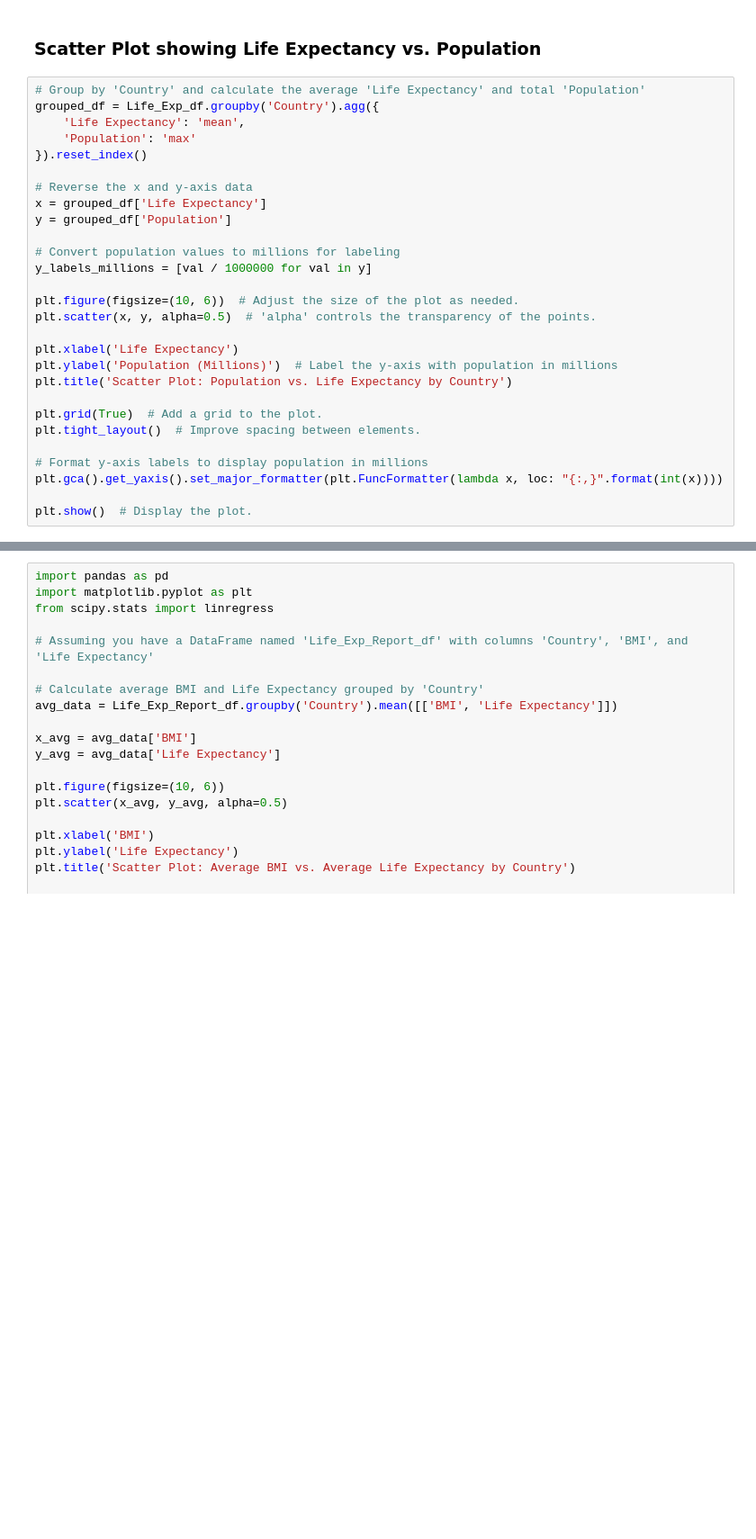
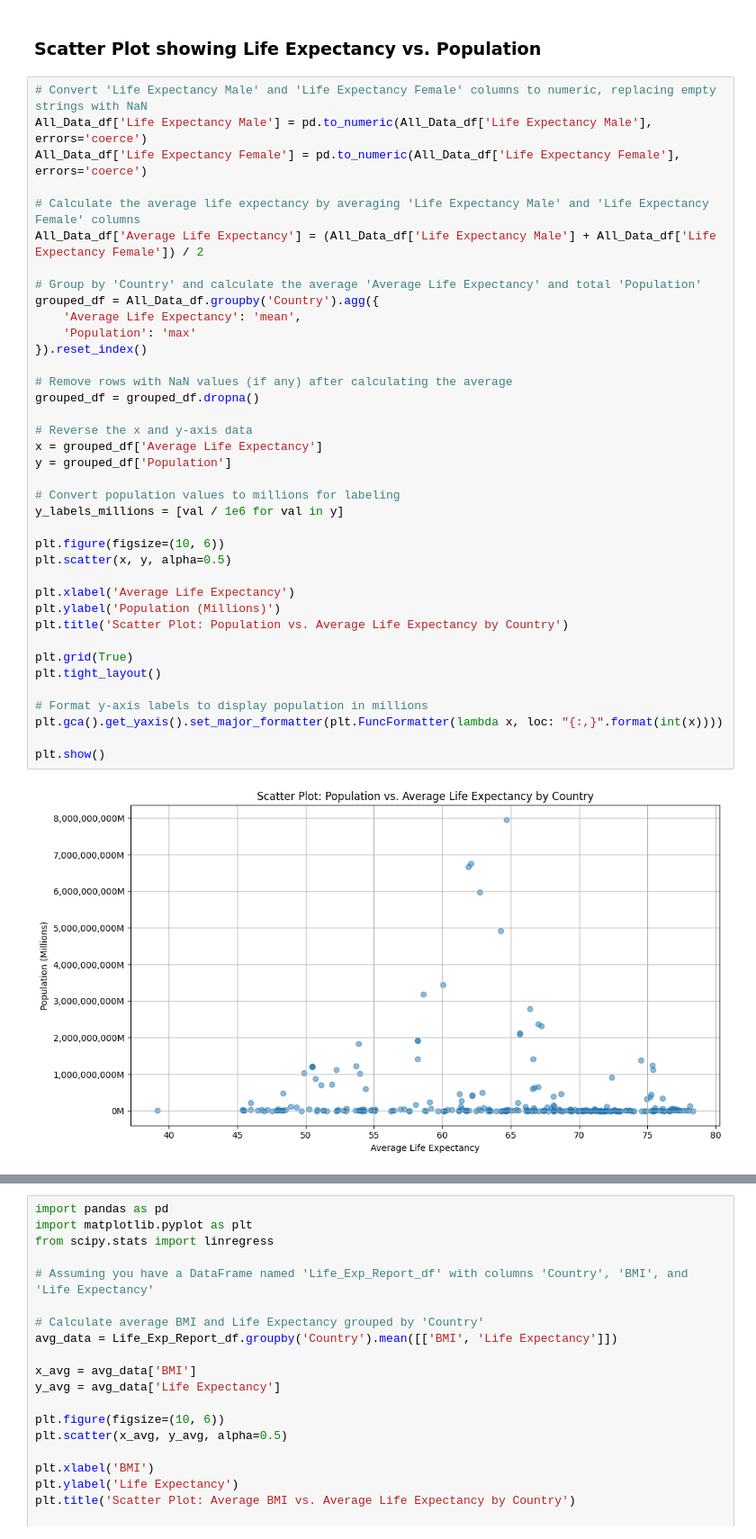
Before and after one commit to JNorthData/Life_Expectancy, a Jupyter notebook: life-expectancy.ipynb, the cells around one changed output, grey strips where cells are left out. Shown at 90% size. Cells and saved outputs as stored; diff of their text form; blank space fills up the shorter version.

```diff
--- a/life-expectancy.ipynb
+++ b/life-expectancy.ipynb
@@ -243,33 +246,45 @@ TypeError: unsupported operand type(s) for +: 'float' and 'str'
 # %% [markdown]
 ### Scatter Plot showing Life Expectancy vs. Population
 # %%
-# Group by 'Country' and calculate the average 'Life Expectancy' and total 'Population'
-grouped_df = Life_Exp_df.groupby('Country').agg({
-    'Life Expectancy': 'mean',
+# Convert 'Life Expectancy Male' and 'Life Expectancy Female' columns to numeric, replacing empty strings with NaN
+All_Data_df['Life Expectancy Male'] = pd.to_numeric(All_Data_df['Life Expectancy Male'], errors='coerce')
+All_Data_df['Life Expectancy Female'] = pd.to_numeric(All_Data_df['Life Expectancy Female'], errors='coerce')
+
+# Calculate the average life expectancy by averaging 'Life Expectancy Male' and 'Life Expectancy Female' columns
+All_Data_df['Average Life Expectancy'] = (All_Data_df['Life Expectancy Male'] + All_Data_df['Life Expectancy Female']) / 2
+
+# Group by 'Country' and calculate the average 'Average Life Expectancy' and total 'Population'
+grouped_df = All_Data_df.groupby('Country').agg({
+    'Average Life Expectancy': 'mean',
     'Population': 'max'
 }).reset_index()
 
+# Remove rows with NaN values (if any) after calculating the average
+grouped_df = grouped_df.dropna()
+
 # Reverse the x and y-axis data
-x = grouped_df['Life Expectancy']
+x = grouped_df['Average Life Expectancy']
 y = grouped_df['Population']
 
 # Convert population values to millions for labeling
-y_labels_millions = [val / 1000000 for val in y]
+y_labels_millions = [val / 1e6 for val in y]
 
-plt.figure(figsize=(10, 6))  # Adjust the size of the plot as needed.
-plt.scatter(x, y, alpha=0.5)  # 'alpha' controls the transparency of the points.
+plt.figure(figsize=(10, 6))
+plt.scatter(x, y, alpha=0.5)
 
-plt.xlabel('Life Expectancy')
-plt.ylabel('Population (Millions)')  # Label the y-axis with population in millions
-plt.title('Scatter Plot: Population vs. Life Expectancy by Country')
+plt.xlabel('Average Life Expectancy')
+plt.ylabel('Population (Millions)')
+plt.title('Scatter Plot: Population vs. Average Life Expectancy by Country')
 
-plt.grid(True)  # Add a grid to the plot.
-plt.tight_layout()  # Improve spacing between elements.
+plt.grid(True)
+plt.tight_layout()
 
 # Format y-axis labels to display population in millions
 plt.gca().get_yaxis().set_major_formatter(plt.FuncFormatter(lambda x, loc: "{:,}".format(int(x))))
 
-plt.show()  # Display the plot.
+plt.show()
+# %% [output]
+[figure, added]
 # %%
 Outliers_df = grouped_df[Life_Exp_df['Population'] > 40000000]
 Outliers_df
```
Also changed, not shown: parts of 37 cells of this notebook.
